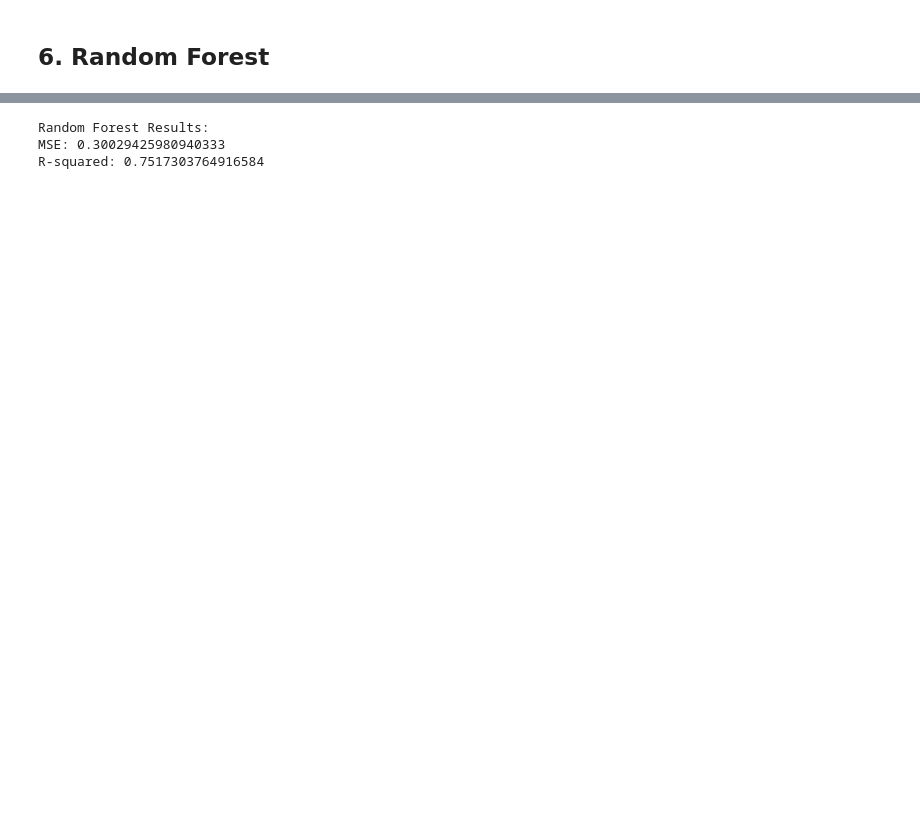
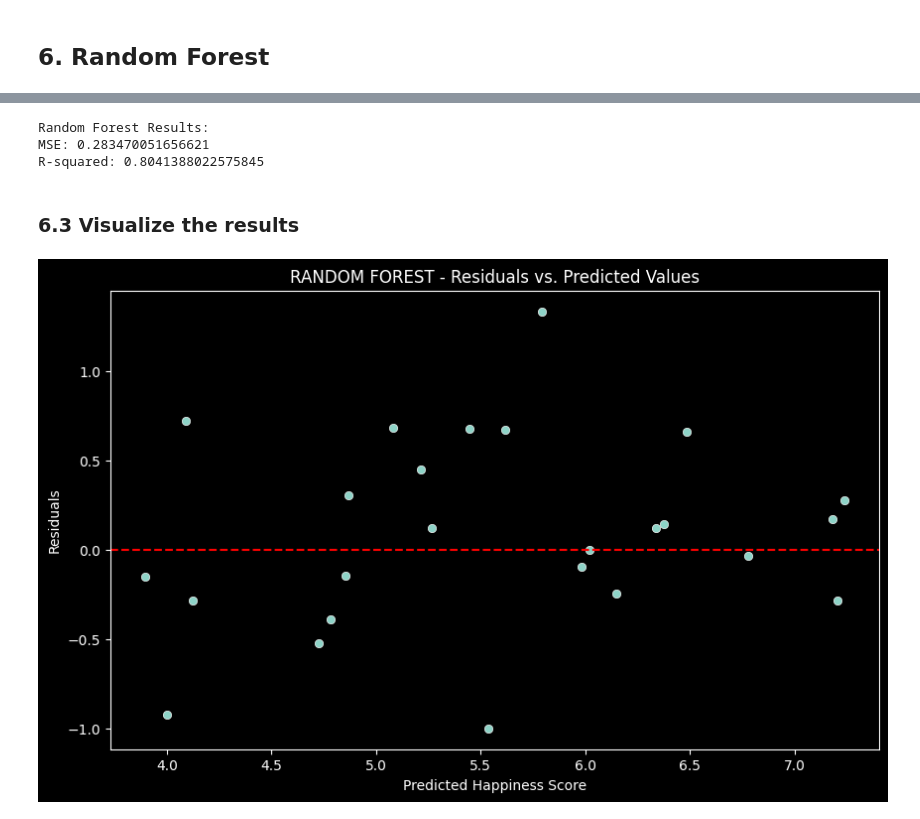
Before and after one commit to Zafewood/ME276DS-SDSE-The-Happiness-Project, a Jupyter notebook: data_analysis.ipynb, the cells around one changed output, grey strips where cells are left out. Saved outputs shown, nothing was run; the diff lists cells and outputs as text; code cells hidden in the pictures; blank space fills up the shorter version.

```diff
--- a/data_analysis.ipynb
+++ b/data_analysis.ipynb
@@ -317,10 +386,4 @@ NameError: name 'data' is not defined
 # %%
-from sklearn.ensemble import RandomForestRegressor
-
-# Create and train the Random Forest model
-rf_model = RandomForestRegressor(n_estimators=100, random_state=42)
-rf_model.fit(X_train, y_train)
-
 # Predict on the test set
 y_pred_rf = rf_model.predict(X_test)
 
@@ -333,5 +396,21 @@ print("MSE:", mse_rf)
 print("R-squared:", r2_rf)
 # %% [output]
 Random Forest Results:
-MSE: 0.30029425980940333
-R-squared: 0.7517303764916584
+MSE: 0.283470051656621
+R-squared: 0.8041388022575845
+# %% [markdown]
+### 6.3 Visualize the results
+# %%
+# Calculate residuals
+residuals = y_test - y_pred_rf
+
+# Plot residuals
+plt.figure(figsize=(10, 6))
+sns.scatterplot(x=y_pred_rf, y=residuals)
+plt.axhline(0, color='red', linestyle='--')
+plt.title('RANDOM FOREST - Residuals vs. Predicted Values')
+plt.xlabel('Predicted Happiness Score')
+plt.ylabel('Residuals')
+plt.show()
+# %% [output]
+[figure, added]
```
Also changed, not shown: parts of 31 cells of this notebook, 5 other files.
